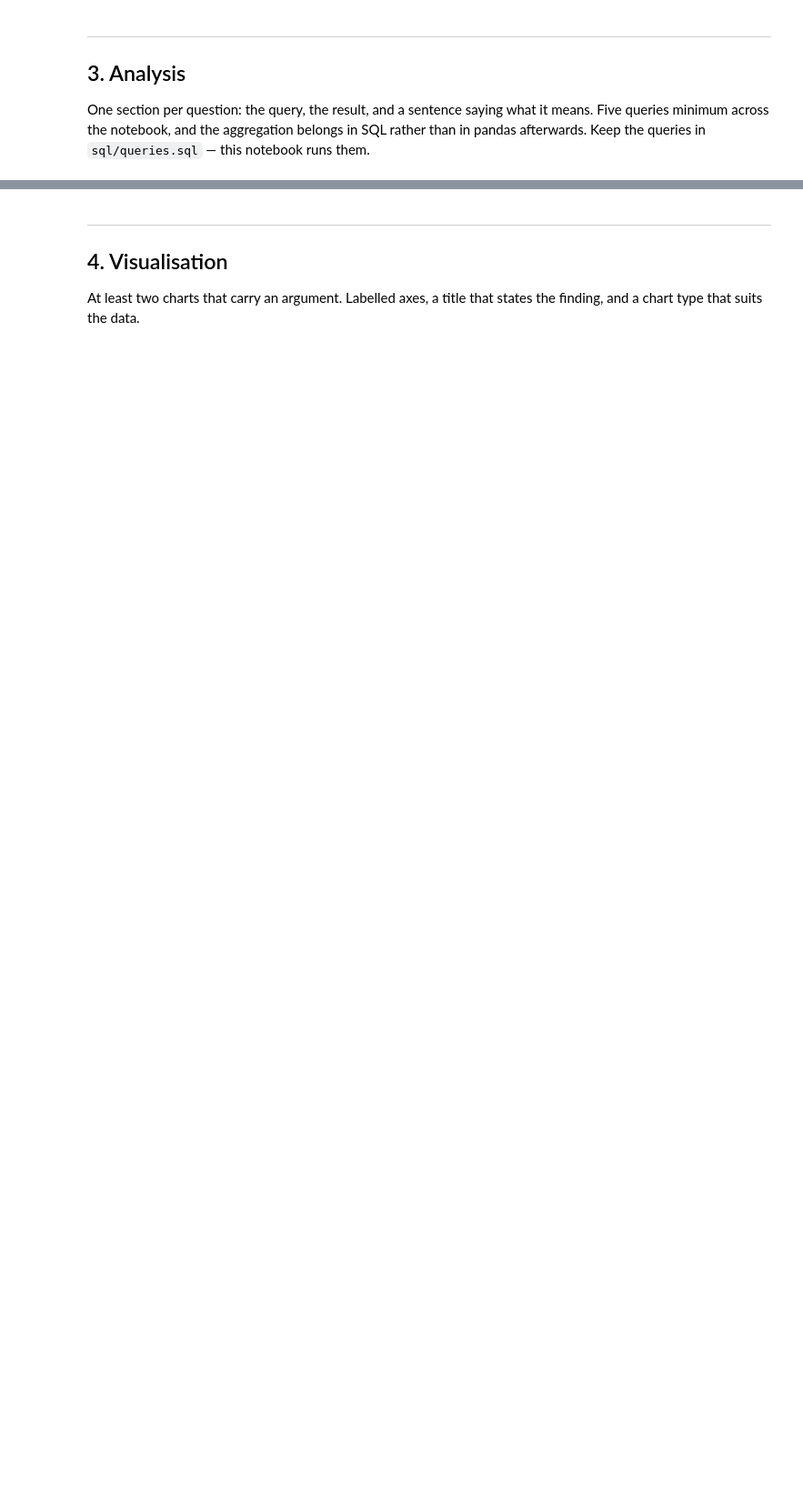
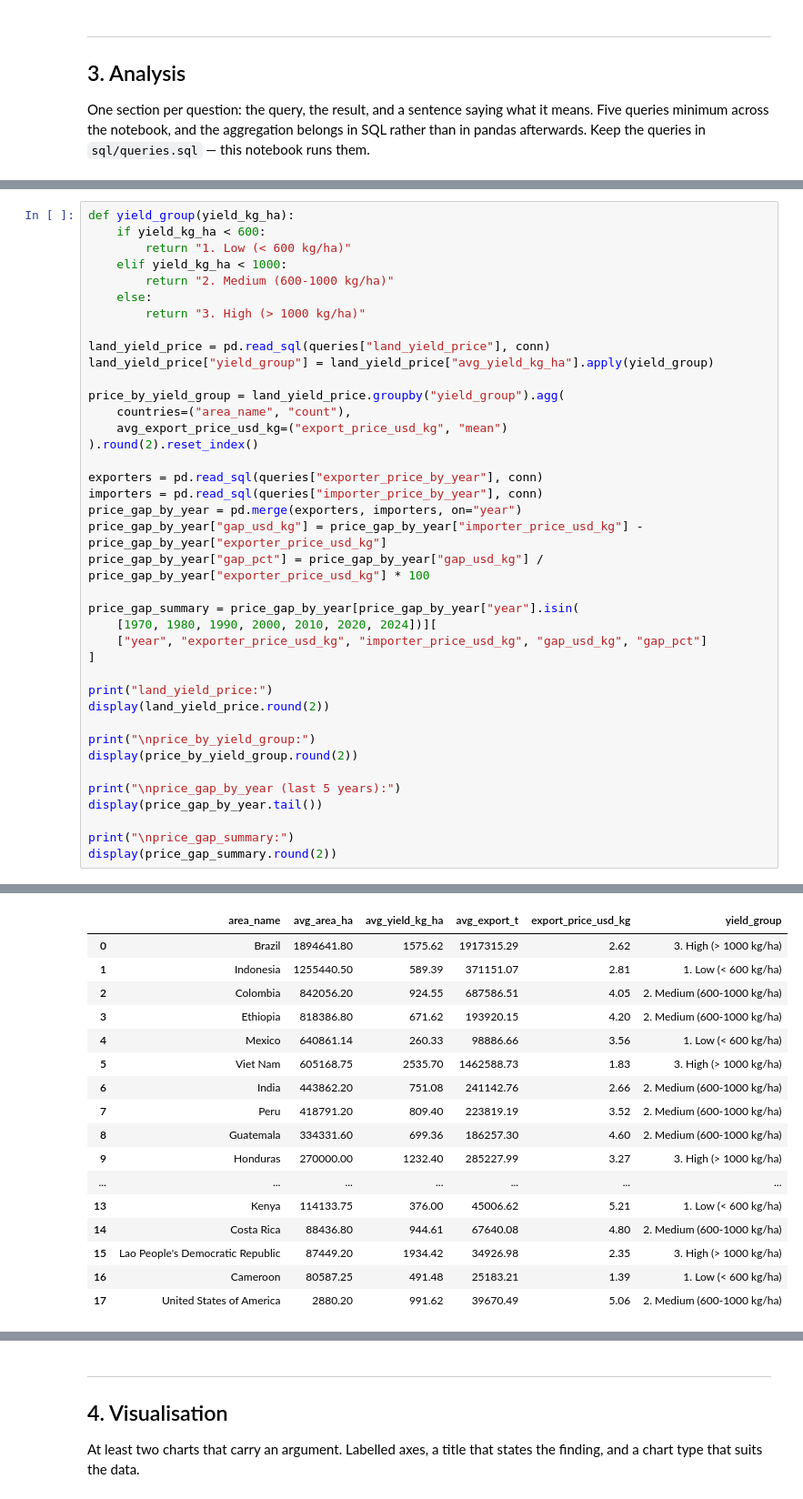
Before and after one commit to benjiro000/project-1-eda, a Jupyter notebook: notebooks/03_hypothesis_and_visualization.ipynb, the cells around one changed output, grey strips where cells are left out. Shown at 91% size. Drawn from its saved outputs; the diff is of its cells as text; blank space fills up the shorter version.

```diff
--- a/notebooks/03_hypothesis_and_visualization.ipynb
+++ b/notebooks/03_hypothesis_and_visualization.ipynb
@@ -48,0 +109,40 @@ One section per question: the query, the result, and a sentence saying what it m
+# %%
+def yield_group(yield_kg_ha):
+    if yield_kg_ha < 600:
+        return "1. Low (< 600 kg/ha)"
+    elif yield_kg_ha < 1000:
+        return "2. Medium (600-1000 kg/ha)"
+    else:
+        return "3. High (> 1000 kg/ha)"
+
+land_yield_price = pd.read_sql(queries["land_yield_price"], conn)
+land_yield_price["yield_group"] = land_yield_price["avg_yield_kg_ha"].apply(yield_group)
+
+price_by_yield_group = land_yield_price.groupby("yield_group").agg(
+    countries=("area_name", "count"),
+    avg_export_price_usd_kg=("export_price_usd_kg", "mean")
+).round(2).reset_index()
+
+exporters = pd.read_sql(queries["exporter_price_by_year"], conn)
+importers = pd.read_sql(queries["importer_price_by_year"], conn)
+price_gap_by_year = pd.merge(exporters, importers, on="year")
+price_gap_by_year["gap_usd_kg"] = price_gap_by_year["importer_price_usd_kg"] - price_gap_by_year["exporter_price_usd_kg"]
+price_gap_by_year["gap_pct"] = price_gap_by_year["gap_usd_kg"] / price_gap_by_year["exporter_price_usd_kg"] * 100
+
+price_gap_summary = price_gap_by_year[price_gap_by_year["year"].isin(
+    [1970, 1980, 1990, 2000, 2010, 2020, 2024])][
+    ["year", "exporter_price_usd_kg", "importer_price_usd_kg", "gap_usd_kg", "gap_pct"]
+]
+
+print("land_yield_price:")
+display(land_yield_price.round(2))
+
+print("\nprice_by_yield_group:")
+display(price_by_yield_group.round(2))
+
+print("\nprice_gap_by_year (last 5 years):")
+display(price_gap_by_year.tail())
+
+print("\nprice_gap_summary:")
+display(price_gap_summary.round(2))
+# %% [output]
@@ -48,0 +150,17 @@ One section per question: the query, the result, and a sentence saying what it m
+|  | area_name | avg_area_ha | avg_yield_kg_ha | avg_export_t | export_price_usd_kg | yield_group |
+| 0 | Brazil | 1894641.80 | 1575.62 | 1917315.29 | 2.62 | 3. High (> 1000 kg/ha) |
+| 1 | Indonesia | 1255440.50 | 589.39 | 371151.07 | 2.81 | 1. Low (< 600 kg/ha) |
+| 2 | Colombia | 842056.20 | 924.55 | 687586.51 | 4.05 | 2. Medium (600-1000 kg/ha) |
+| 3 | Ethiopia | 818386.80 | 671.62 | 193920.15 | 4.20 | 2. Medium (600-1000 kg/ha) |
+| 4 | Mexico | 640861.14 | 260.33 | 98886.66 | 3.56 | 1. Low (< 600 kg/ha) |
+| 5 | Viet Nam | 605168.75 | 2535.70 | 1462588.73 | 1.83 | 3. High (> 1000 kg/ha) |
+| 6 | India | 443862.20 | 751.08 | 241142.76 | 2.66 | 2. Medium (600-1000 kg/ha) |
+| 7 | Peru | 418791.20 | 809.40 | 223819.19 | 3.52 | 2. Medium (600-1000 kg/ha) |
+| 8 | Guatemala | 334331.60 | 699.36 | 186257.30 | 4.60 | 2. Medium (600-1000 kg/ha) |
+| 9 | Honduras | 270000.00 | 1232.40 | 285227.99 | 3.27 | 3. High (> 1000 kg/ha) |
+| ... | ... | ... | ... | ... | ... | ... |
+| 13 | Kenya | 114133.75 | 376.00 | 45006.62 | 5.21 | 1. Low (< 600 kg/ha) |
+| 14 | Costa Rica | 88436.80 | 944.61 | 67640.08 | 4.80 | 2. Medium (600-1000 kg/ha) |
+| 15 | Lao People's Democratic Republic | 87449.20 | 1934.42 | 34926.98 | 2.35 | 3. High (> 1000 kg/ha) |
+| 16 | Cameroon | 80587.25 | 491.48 | 25183.21 | 1.39 | 1. Low (< 600 kg/ha) |
+| 17 | United States of America | 2880.20 | 991.62 | 39670.49 | 5.06 | 2. Medium (600-1000 kg/ha) |
```
Also changed, not shown: parts of 13 cells of this notebook, 10 other files.
